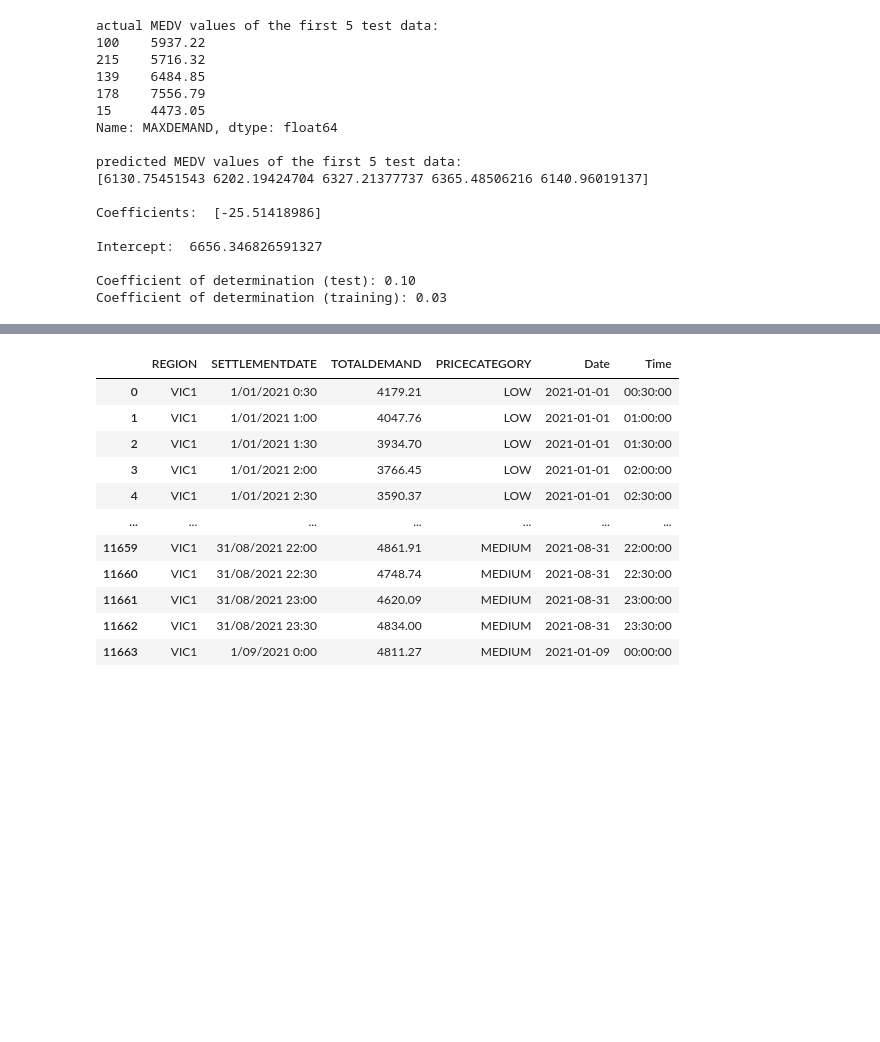
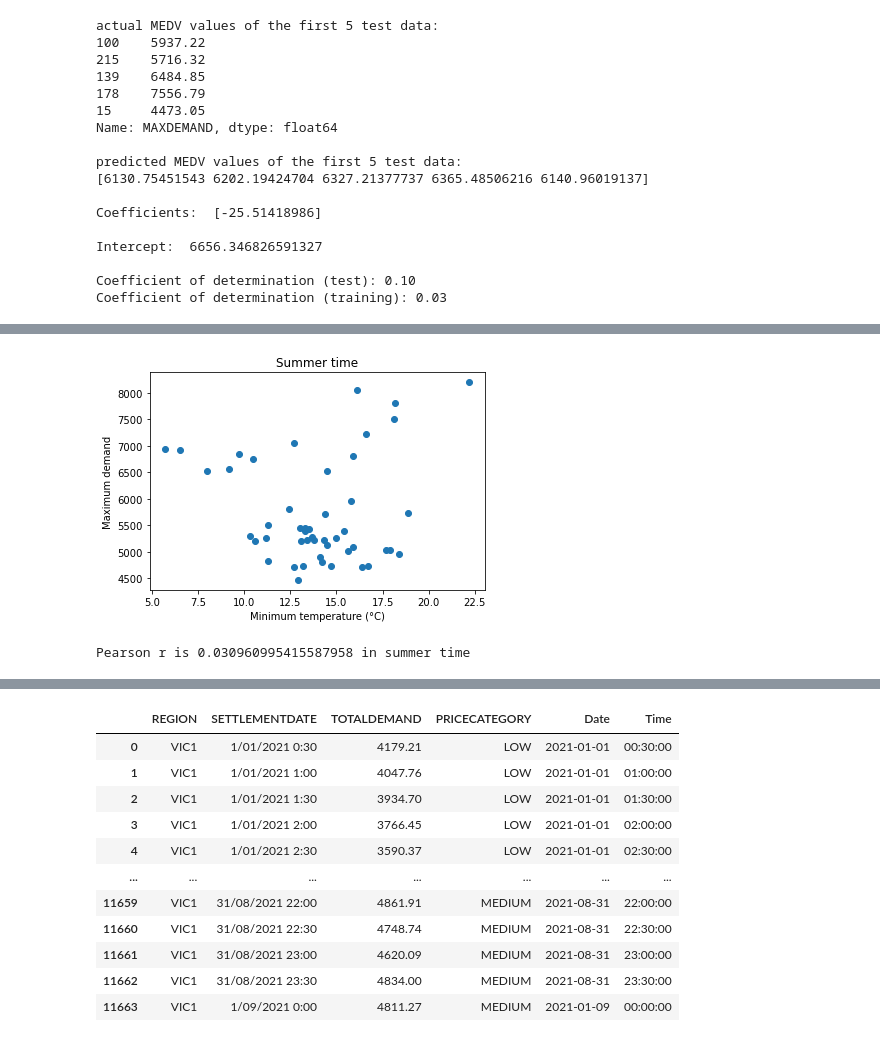
Before and after one commit to smbayat11/Assignment2_Group9, a Jupyter notebook: A2-Group9_1_metafile.ipynb, the cells around one changed output, grey strips where cells are left out. Saved outputs shown, nothing was run; the diff lists cells and outputs as text; code cells hidden in the pictures; blank space fills up the shorter version.

```diff
--- a/A2-Group9_1_metafile.ipynb
+++ b/A2-Group9_1_metafile.ipynb
@@ -726,3 +728,13 @@ Pearson r is 0.4512538011046842 in summer time
+# %%
+plt.scatter(df_summer['Minimum temperature (°C)'], df_summer['MAXDEMAND'])
+plt.xlabel("Minimum temperature (°C)")
+plt.ylabel("Maximum demand")
+plt.title("Summer time")
+plt.show()
+print("Pearson r is",df_summer['Minimum temperature (°C)'].corr(df_summer['MAXDEMAND']),"in summer time")
+# %% [output]
+[figure, added]
+Pearson r is 0.030960995415587958 in summer time
 # %%
 winter_start_date = '2021-06-01'
 winter_end_date = '2021-08-31'
```
Also changed, not shown: parts of 12 cells of this notebook, 2 other files.
